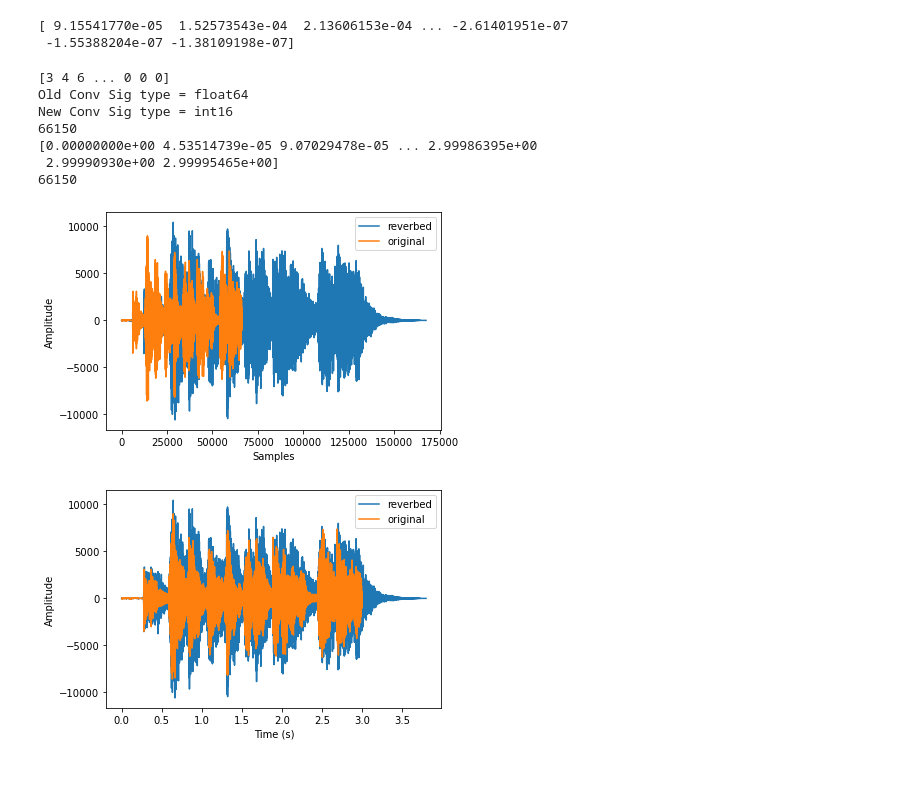
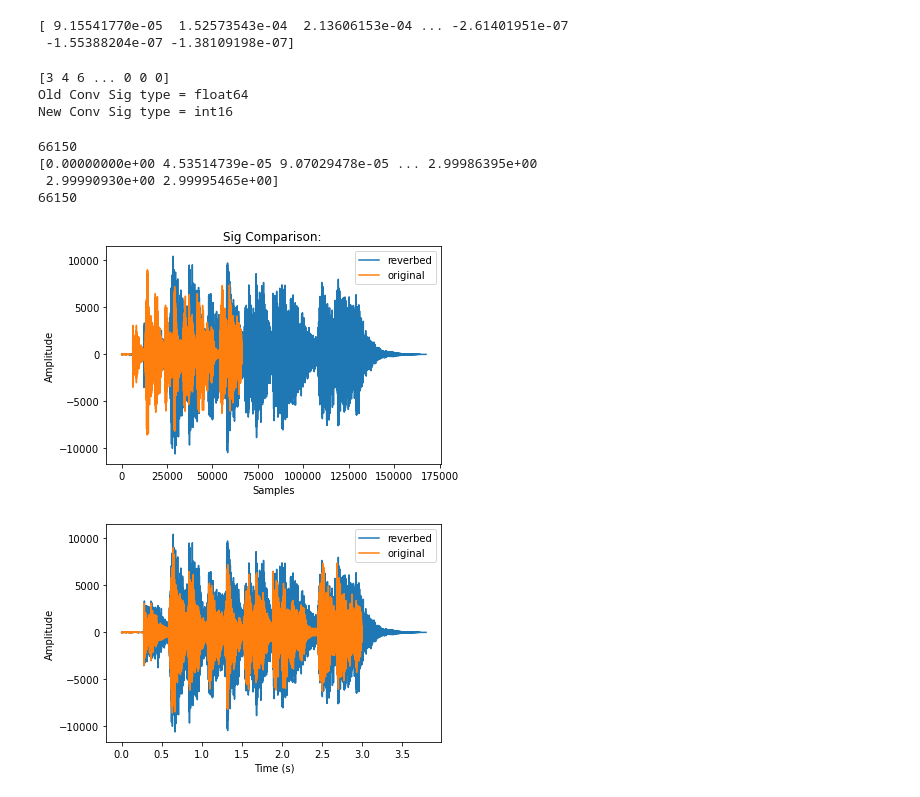
Before and after one commit to anniejchu/artificialreverb, a Jupyter notebook: ConvolutionReverb.ipynb, the cells around one changed output. Cells and saved outputs as stored; diff of their text form; code cells hidden in the pictures.

```diff
--- a/ConvolutionReverb.ipynb
+++ b/ConvolutionReverb.ipynb
@@ -276,34 +204,36 @@ new_conv_sig = utility.float2pcm(conv_sig, 'int16')
 print(new_conv_sig)
 print(f"Old Conv Sig type = {conv_sig.dtype}")
 print(f"New Conv Sig type = {new_conv_sig.dtype}")
-
-plt.plot(new_conv_sig, label = "reverbed");
-plt.plot(data_in, label = "original");
-plt.legend();
-plt.xlabel("Samples");
-plt.ylabel("Amplitude");
-
-t = np.arange(0, len(data_in)/fs_in, (len(data_in)/fs_in)/len(data_in))
-ti = np.arange(0, len(new_conv_sig)/fs_IR, (len(new_conv_sig)/fs_IR)/len(new_conv_sig))
-print(len(data_in))
-print(t)
-print(len(t))
-plt.figure()
-plt.plot(ti,new_conv_sig, label = "reverbed");
-plt.plot(t, data_in, label = "original");
-plt.legend();
-plt.xlabel("Time (s)");
-plt.ylabel("Amplitude");
 # %% [output]
 [3 4 6 ... 0 0 0]
 Old Conv Sig type = float64
 New Conv Sig type = int16
-66150
-[0.00000000e+00 4.53514739e-05 9.07029478e-05 ... 2.99986395e+00
- 2.99990930e+00 2.99995465e+00]
-66150
-[figure, removed]
-[figure, removed]
+# %%
+plt.plot(new_conv_sig, label = "reverbed");
+plt.plot(data_in, label = "original");
+plt.legend();
+plt.xlabel("Samples");
+plt.ylabel("Amplitude");
+plt.title("Sig Comparison: ")
+
+t = np.arange(0, len(data_in)/fs_in, (len(data_in)/fs_in)/len(data_in))
+ti = np.arange(0, len(new_conv_sig)/fs_IR, (len(new_conv_sig)/fs_IR)/len(new_conv_sig))
+print(len(data_in))
+print(t)
+print(len(t))
+plt.figure()
+plt.plot(ti,new_conv_sig, label = "reverbed");
+plt.plot(t, data_in, label = "original");
+plt.legend();
+plt.xlabel("Time (s)");
+plt.ylabel("Amplitude");
+# %% [output]
+66150
+[0.00000000e+00 4.53514739e-05 9.07029478e-05 ... 2.99986395e+00
+ 2.99990930e+00 2.99995465e+00]
+66150
+[figure, added]
+[figure, added]
 # %%
 play_obj = sa.play_buffer(new_conv_sig, 1, 2, fs_IR)
 # %%
```
Also changed, not shown: parts of 21 cells of this notebook.
